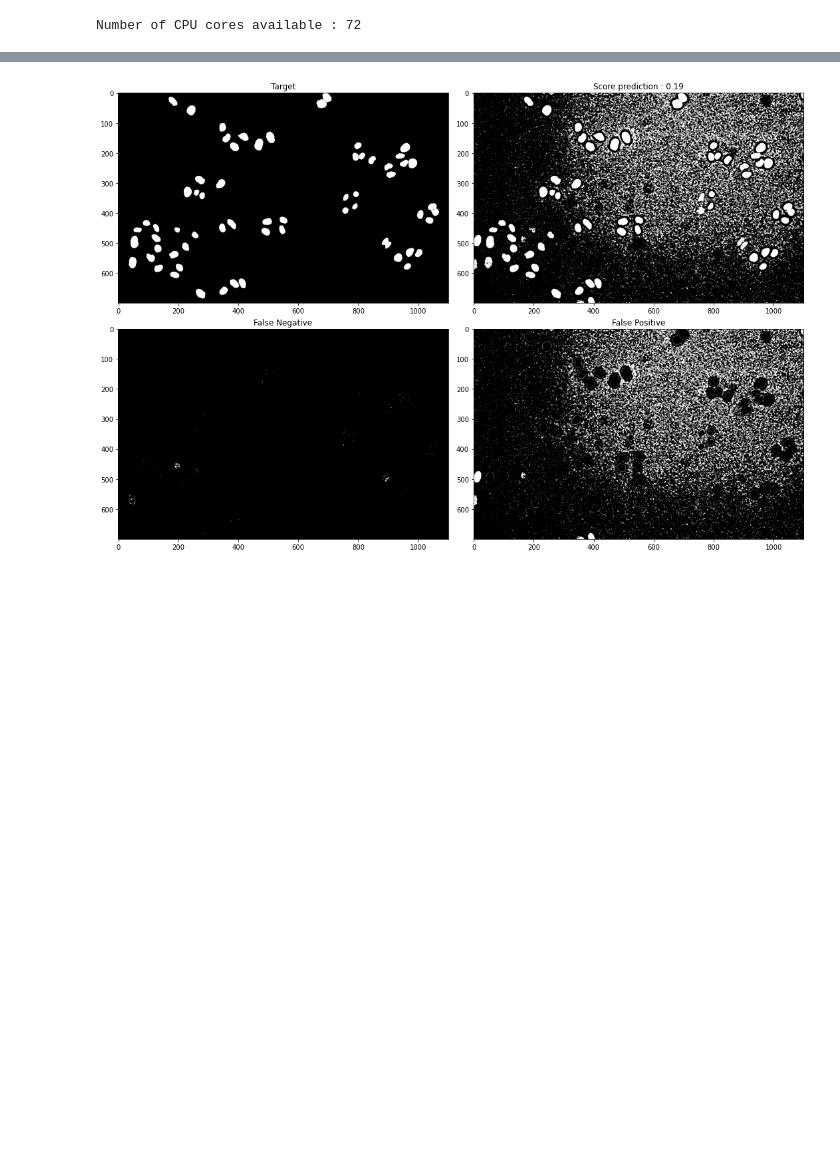
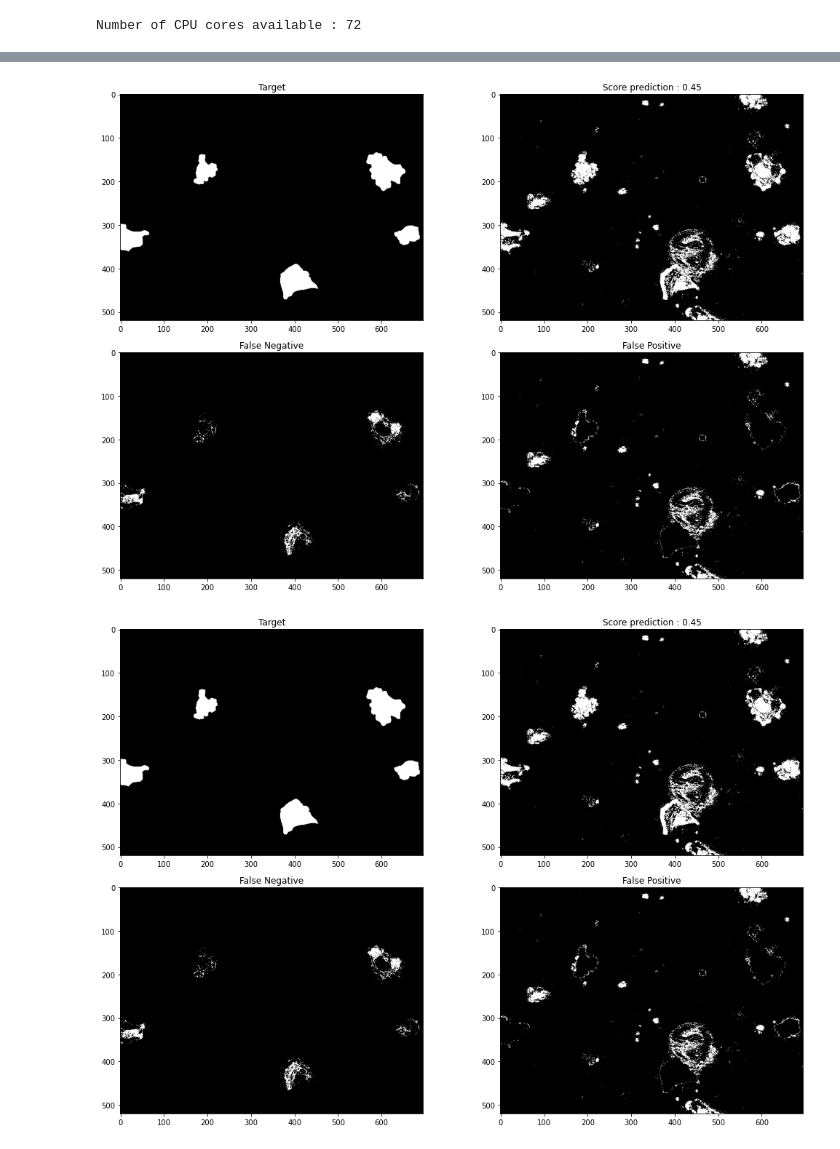
Before and after one commit to CS-433/ml-project-2-cellseg_hyb, a Jupyter notebook: random_forest.ipynb, the cells around one changed output, grey strips where cells are left out. Saved outputs shown, nothing was run; the diff lists cells and outputs as text; code cells hidden in the pictures; blank space fills up the shorter version.

```diff
--- a/random_forest.ipynb
+++ b/random_forest.ipynb
@@ -113,6 +114,7 @@ while score > 0.5 and n_im < len(y_test) :
     target = y_test[n_im]
     seg = skimage.img_as_bool(BF.predict([X_test[n_im]])[0])
     score = jaccard_score(target,seg,average='micro')
+    n_im += 1
 
 plot_pred_with_target(target,seg,score)
 # %% [output]
@@ -123 +138,2 @@ plot_pred_with_target(target,seg,score)
-[figure, old version]
+[figure, new version]
+[figure, added]
```
Also changed, not shown: parts of 7 cells of this notebook, 7 other files.
